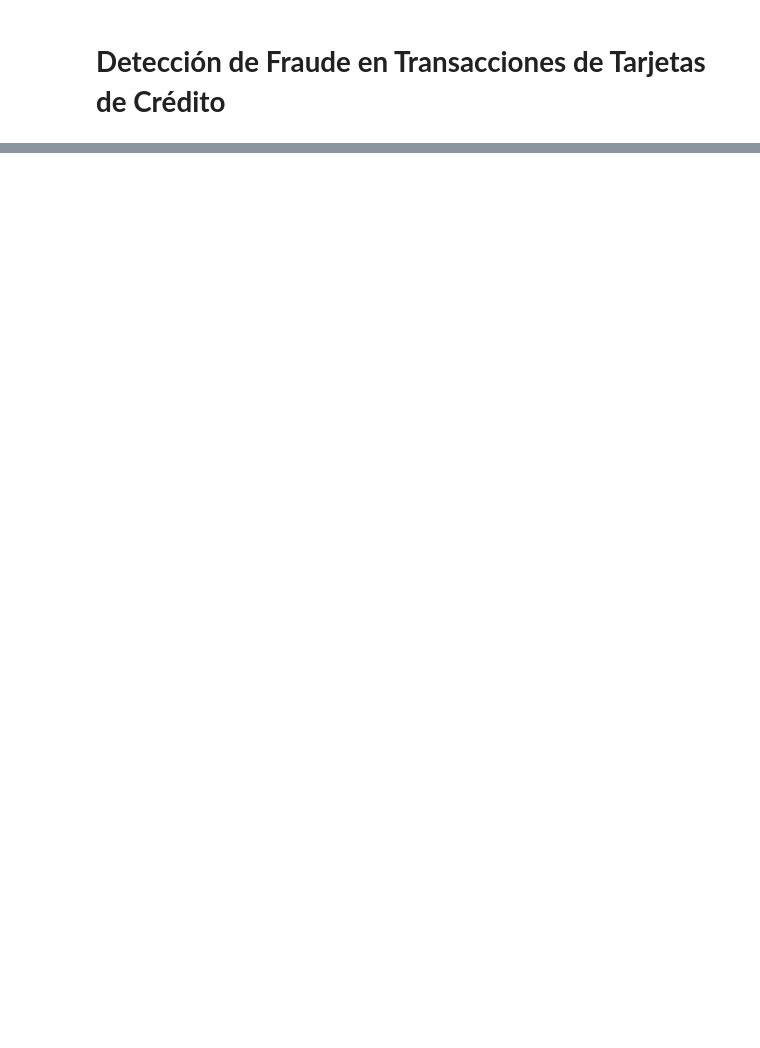
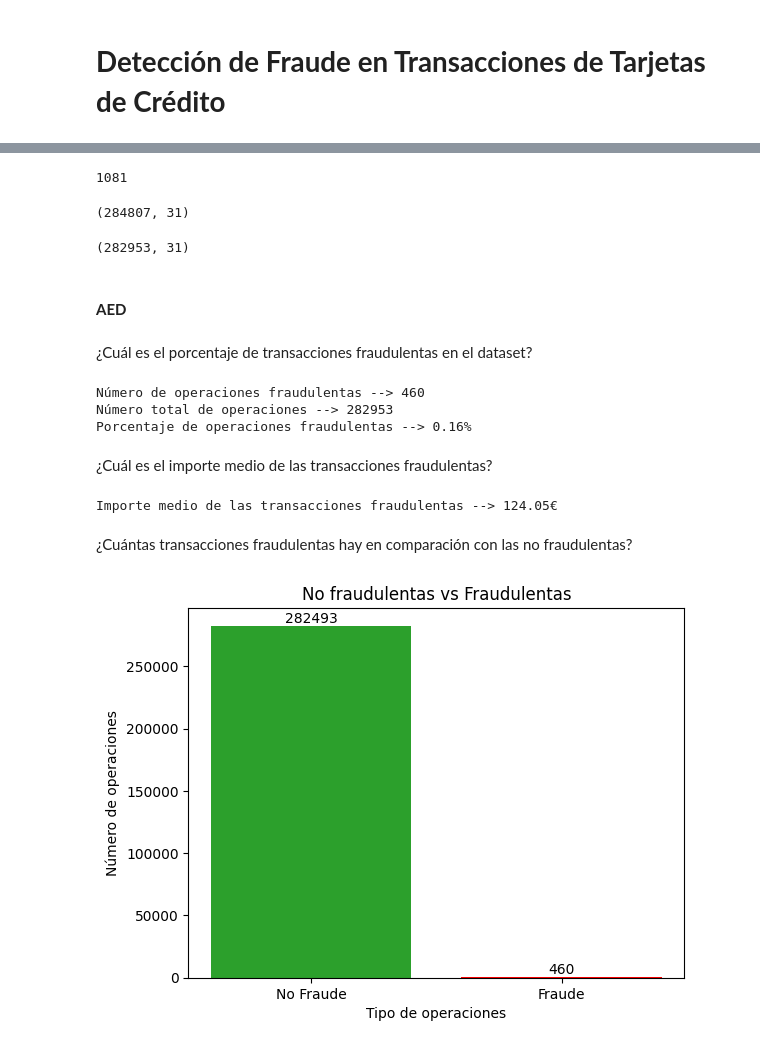
Before and after one commit to angemaria25/credit-card-fraud-detection, a Jupyter notebook: main.ipynb, the cells around one changed output, grey strips where cells are left out. Cells and saved outputs as stored; diff of their text form; code cells hidden in the pictures; blank space fills up the shorter version.

```diff
--- a/main.ipynb
+++ b/main.ipynb
@@ -448,0 +28,3 @@ X_train.head()
+# %%
+data = pd.read_csv("./data/creditcard.csv")
+data.head()
@@ -448,0 +49,64 @@ X_train.head()
+# %%
+# Tenemos algunas filas duplicadas
+duplicados = data.duplicated().sum()
+duplicados
+# %% [output]
+1081
+# %%
+# Vemos cuales son las dimensiones del dataframe antes de eliminar los duplicados
+data.shape
+# %% [output]
+(284807, 31)
+# %%
+# Eliminamos los duplicados y comprobamos que se ha realizado correctamente
+data = data.drop_duplicates(keep = False)
+data.shape
+# %% [output]
+(282953, 31)
+# %% [markdown]
+#### **AED**
+# %% [markdown]
+¿Cuál es el porcentaje de transacciones fraudulentas en el dataset?
+# %%
+#Calculamos el porcentaje de transacciones fraudulentas
+nfraudulentas = data['Class'].sum()
+ntotal = data['Class'].count()
+pfraudulentas = 100 * nfraudulentas / ntotal
+
+# Muestra el porcentaje de transacciones fraudulentas
+print(f'Número de operaciones fraudulentas --> {nfraudulentas}')
+print(f'Número total de operaciones --> {ntotal}')
+print(f'Porcentaje de operaciones fraudulentas --> {pfraudulentas:.2f}%')
+# %% [output]
+Número de operaciones fraudulentas --> 460
+Número total de operaciones --> 282953
+Porcentaje de operaciones fraudulentas --> 0.16%
+# %% [markdown]
+¿Cuál es el importe medio de las transacciones fraudulentas?
+# %%
+# Calcula el importe medio de las transacciones fraudulentas
+mediafraudulentas = data[data.Class == 1]['Amount'].mean()
+
+# Muestra el importe medio de las transacciones fraudulentas
+print(f'Importe medio de las transacciones fraudulentas --> {mediafraudulentas:.2f}€')
+# %% [output]
+Importe medio de las transacciones fraudulentas --> 124.05€
+# %% [markdown]
+¿Cuántas transacciones fraudulentas hay en comparación con las no fraudulentas?
+# %%
+# Cuenta el número de transacciones fraudulentas y no fraudulentes
+nnofraudulentas = ntotal - nfraudulentas
+# %%
+# Muestra la distribución de las transacciones fraudulentas con respecto de las no fraudulentas
+fig, ax = plt.subplots()
+gbarras = ax.bar(['No Fraude', 'Fraude'], [nnofraudulentas, nfraudulentas], color=['tab:green', 'red'])
+ax.set_title('No fraudulentas vs Fraudulentas')
+ax.set_ylabel('Número de operaciones')
+ax.set_xlabel('Tipo de operaciones')
+
+for tipo in gbarras:
+    altura = tipo.get_height()
+    ax.text(tipo.get_x() + tipo.get_width()/2, altura, f'{altura}', ha='center', va='bottom')
+fig.show()
+# %% [output]
+[figure, added]
```
Also changed, not shown: parts of 62 cells of this notebook, 8 other files.
